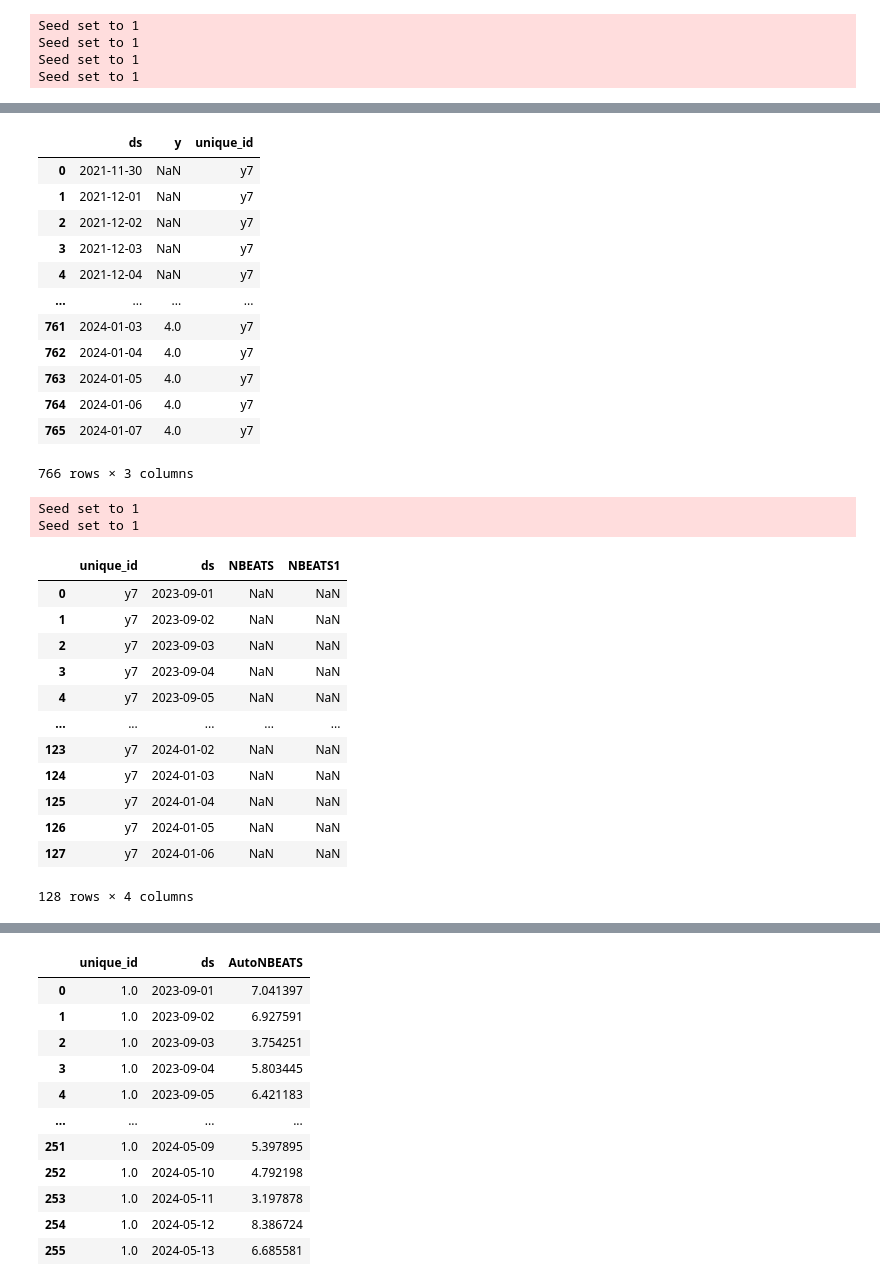
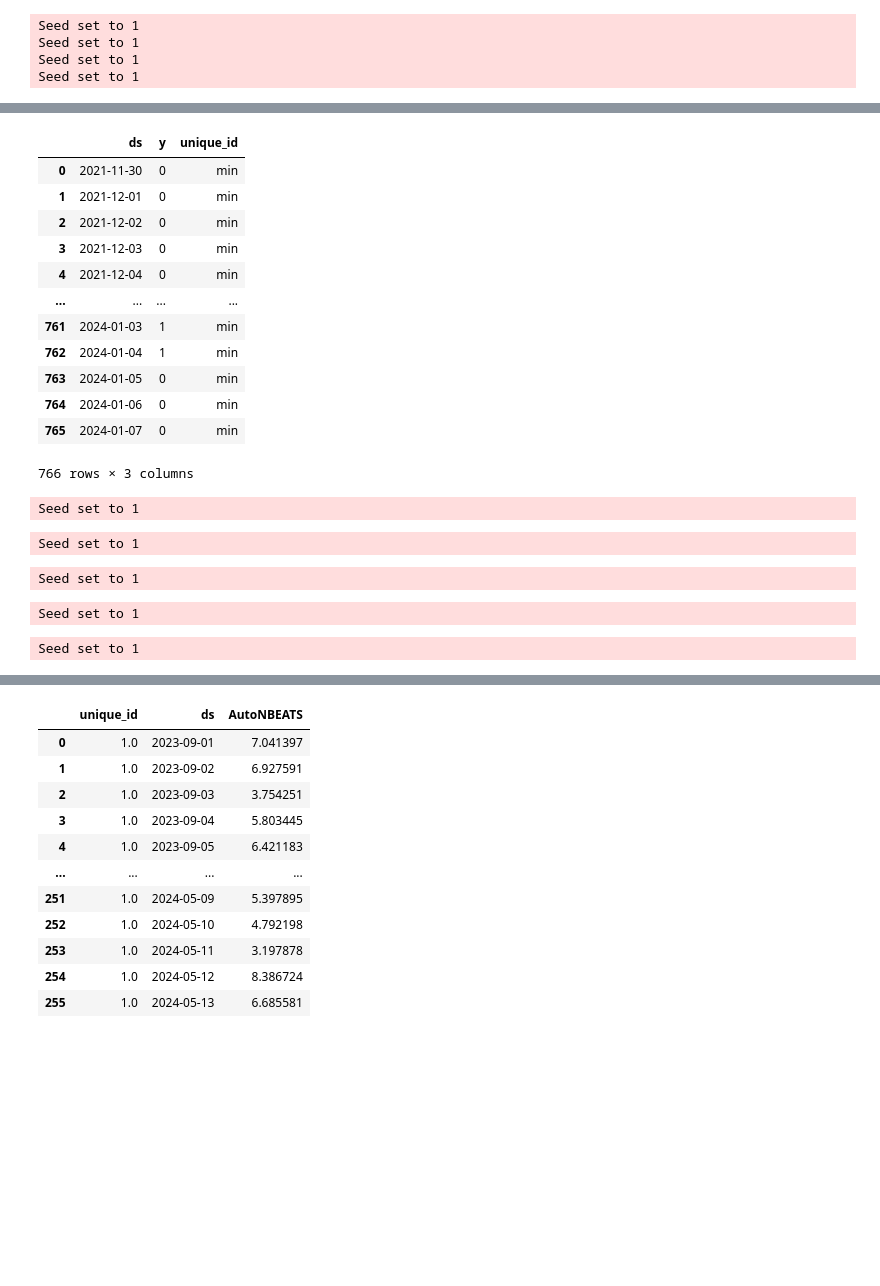
Before and after one commit to adrienB134/Qualiextra, a Jupyter notebook: model_adrien.ipynb, the cells around one changed output, grey strips where cells are left out. Cells and saved outputs as stored; diff of their text form; code cells hidden in the pictures; blank space fills up the shorter version.

```diff
--- a/model_adrien.ipynb
+++ b/model_adrien.ipynb
@@ -237,67 +250,54 @@ split_date = pd.Timestamp('2023-08-31')
 Y_train_df = Y[Y.ds<= split_date]
 # 132 train
 Y_test_df = Y[Y.ds>split_date]# 12 test
-# %%
-Y2
-# %% [output]
-|  | ds | y | unique_id |
-| 0 | 2021-11-30 | NaN | y7 |
-| 1 | 2021-12-01 | NaN | y7 |
-| 2 | 2021-12-02 | NaN | y7 |
-| 3 | 2021-12-03 | NaN | y7 |
-| 4 | 2021-12-04 | NaN | y7 |
-| ... | ... | ... | ... |
-| 761 | 2024-01-03 | 4.0 | y7 |
-| 762 | 2024-01-04 | 4.0 | y7 |
-| 763 | 2024-01-05 | 4.0 | y7 |
-| 764 | 2024-01-06 | 4.0 | y7 |
-| 765 | 2024-01-07 | 4.0 | y7 |
-766 rows × 3 columns
+# %%
+Y5['y'] = Y5['y'].fillna(0)
+Y5['y'] = round(Y5['y'], 0).astype('int')
+Y5
+# %% [output]
+|  | ds | y | unique_id |
+| 0 | 2021-11-30 | 0 | min |
+| 1 | 2021-12-01 | 0 | min |
+| 2 | 2021-12-02 | 0 | min |
+| 3 | 2021-12-03 | 0 | min |
+| 4 | 2021-12-04 | 0 | min |
+| ... | ... | ... | ... |
+| 761 | 2024-01-03 | 1 | min |
+| 762 | 2024-01-04 | 1 | min |
+| 763 | 2024-01-05 | 0 | min |
+| 764 | 2024-01-06 | 0 | min |
+| 765 | 2024-01-07 | 0 | min |
+766 rows × 3 columns
 # %%
 import plotly.express as px
 from neuralforecast.models import NBEATS
 # Fit and predict with NBEATS and NHITS models
-Y_hat_df2 = Y.copy()
-ts = [Y2]
+Y_hat_df2 = Y_df.drop('unique_id', axis=1).copy()
+ts = [Y1, Y2, Y3, Y4, Y5]
 for Y in ts:
-    Y.fillna(0)
+    Y['y'].fillna(0)
+    Y['y'] = round(Y['y'], 0)
+    Y['y'] = Y['y'].astype('int')
     split_date = pd.Timestamp('2023-08-31')
     Y_train_df = Y[Y.ds<= split_date]
     # 132 train
     Y_test_df = Y[Y.ds>split_date]#
     horizon = len(Y_test_df)
     models = [
-            NBEATS(input_size=2 * horizon, h=horizon, max_steps=785),
+            # NBEATS(input_size=2 * horizon, h=horizon, max_steps=785),
             NBEATS(input_size=2 * horizon, h=horizon, max_steps=200),
             ]
     nf = NeuralForecast(models=models, freq='D')
     nf.fit(df=Y_train_df, verbose=True,)
-    Y_hat_df = nf.predict().reset_index()
+    Y_hat_df = nf.predict().reset_index().drop('unique_id', axis=1)
 
-    Y_hat_df2 = pd.merge(Y_hat_df2, Y_hat_df, how='outer')
+    Y_hat_df2 = pd.merge(Y_hat_df2, Y_hat_df, how='outer').rename(columns={'NBEATS': f'{Y["unique_id"].iloc[0]}', 'NBEATS1': f'{Y["unique_id"].iloc[0]}1'})
 
 
-plot_df = pd.concat([Y_df, Y_hat_df2]).set_index('ds').drop('unique_id', axis=1)
-
-
-
-px.line(plot_df)
+plot_df = Y_hat_df2.set_index('ds')
 # %% [output]
 Seed set to 1
-Seed set to 1
+Seed set to 1
+Seed set to 1
+Seed set to 1
+Seed set to 1
-# %%
-Y_hat_df
-# %% [output]
-|  | unique_id | ds | NBEATS | NBEATS1 |
-| 0 | y7 | 2023-09-01 | NaN | NaN |
-| 1 | y7 | 2023-09-02 | NaN | NaN |
-| 2 | y7 | 2023-09-03 | NaN | NaN |
-| 3 | y7 | 2023-09-04 | NaN | NaN |
-| 4 | y7 | 2023-09-05 | NaN | NaN |
-| ... | ... | ... | ... | ... |
-| 123 | y7 | 2024-01-02 | NaN | NaN |
-| 124 | y7 | 2024-01-03 | NaN | NaN |
-| 125 | y7 | 2024-01-04 | NaN | NaN |
-| 126 | y7 | 2024-01-05 | NaN | NaN |
-| 127 | y7 | 2024-01-06 | NaN | NaN |
-128 rows × 4 columns
```
Also changed, not shown: parts of 4 cells of this notebook, 1 other file.
